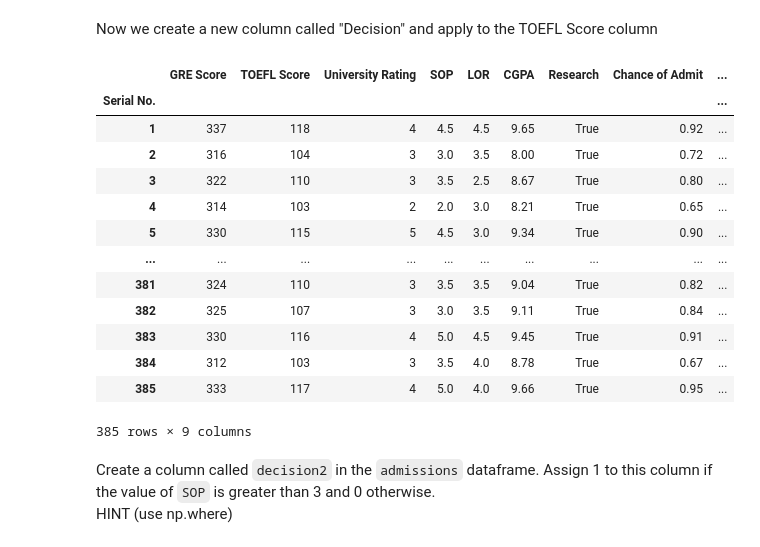
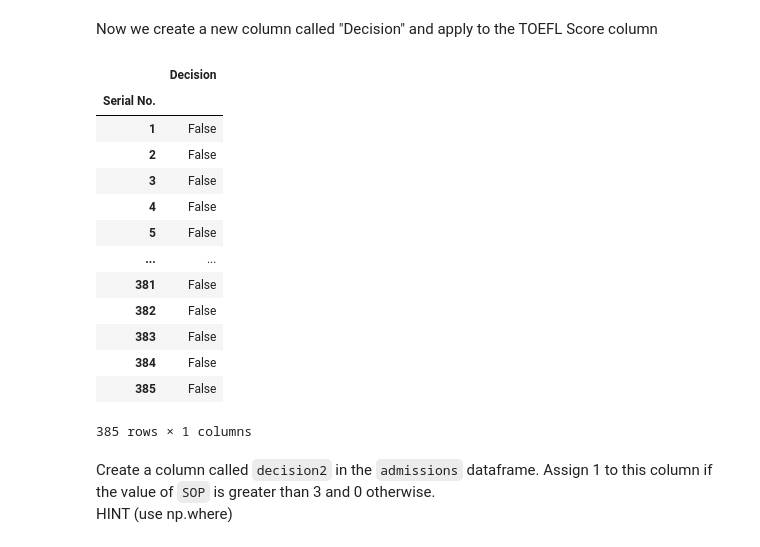
Before and after one commit to Ironhack-data-bcn-january-2024/lab-pandas, a Jupyter notebook: your-code/pandas_1.ipynb, the cells around one changed output. Drawn from its saved outputs; the diff is of its cells as text; code cells hidden in the pictures.

```diff
--- a/your-code/pandas_1.ipynb
+++ b/your-code/pandas_1.ipynb
@@ -289,22 +291,22 @@ def condition(num):
 Now we create a new column called "Decision" and apply to the TOEFL Score column
 # %%
 admissions['Decision'] = admissions['TOEFL Score'].apply(condition)
-admissions
+admissions[['Decision']]
 # %% [output]
-|  | GRE Score | TOEFL Score | University Rating | SOP | LOR | CGPA | Research | Chance of Admit | ... |
-| Serial No. |  |  |  |  |  |  |  |  | ... |
-| 1 | 337 | 118 | 4 | 4.5 | 4.5 | 9.65 | True | 0.92 | ... |
-| 2 | 316 | 104 | 3 | 3.0 | 3.5 | 8.00 | True | 0.72 | ... |
-| 3 | 322 | 110 | 3 | 3.5 | 2.5 | 8.67 | True | 0.80 | ... |
-| 4 | 314 | 103 | 2 | 2.0 | 3.0 | 8.21 | True | 0.65 | ... |
-| 5 | 330 | 115 | 5 | 4.5 | 3.0 | 9.34 | True | 0.90 | ... |
-| ... | ... | ... | ... | ... | ... | ... | ... | ... | ... |
-| 381 | 324 | 110 | 3 | 3.5 | 3.5 | 9.04 | True | 0.82 | ... |
-| 382 | 325 | 107 | 3 | 3.0 | 3.5 | 9.11 | True | 0.84 | ... |
-| 383 | 330 | 116 | 4 | 5.0 | 4.5 | 9.45 | True | 0.91 | ... |
-| 384 | 312 | 103 | 3 | 3.5 | 4.0 | 8.78 | True | 0.67 | ... |
-| 385 | 333 | 117 | 4 | 5.0 | 4.0 | 9.66 | True | 0.95 | ... |
+|  | Decision |
+| Serial No. |  |
+| 1 | False |
+| 2 | False |
+| 3 | False |
+| 4 | False |
+| 5 | False |
+| ... | ... |
+| 381 | False |
+| 382 | False |
+| 383 | False |
+| 384 | False |
+| 385 | False |
-385 rows × 9 columns
+385 rows × 1 columns
 # %% [markdown]
 Create a column called `decision2` in the `admissions` dataframe. Assign 1 to this column if the value of `SOP` is greater than 3 and 0 otherwise.
 HINT (use np.where)
```
Also changed, not shown: parts of 7 cells of this notebook.
